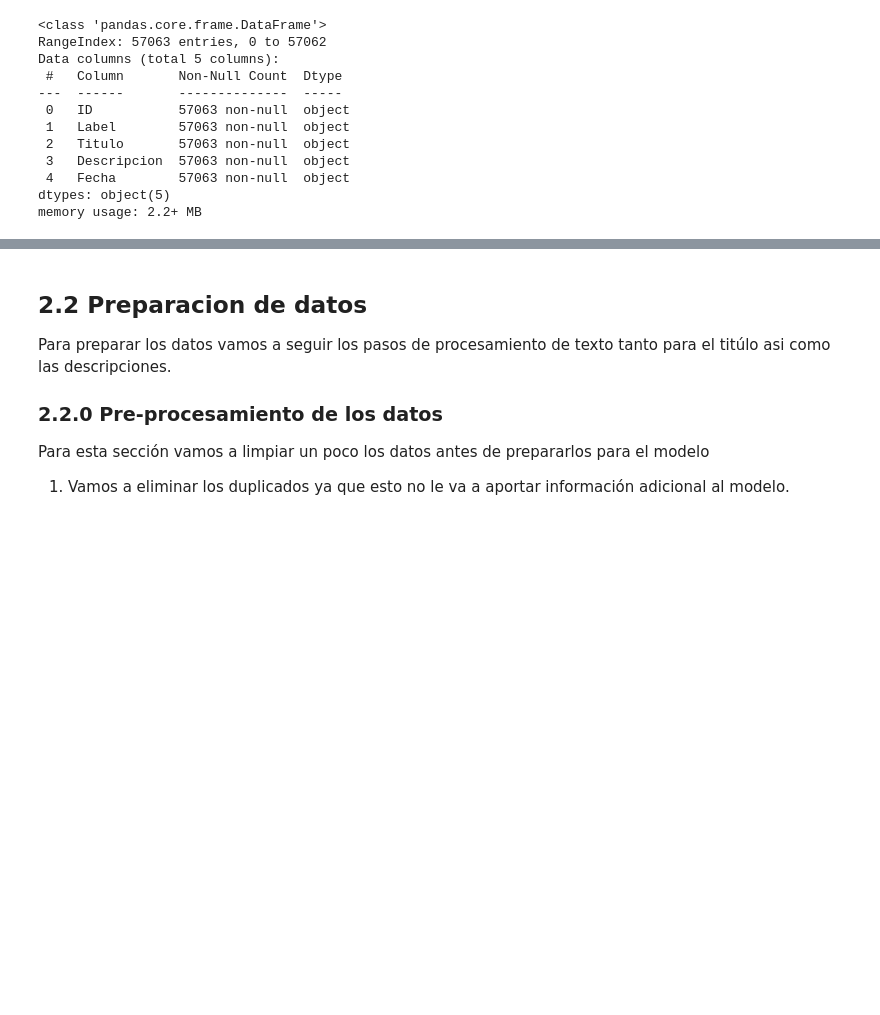
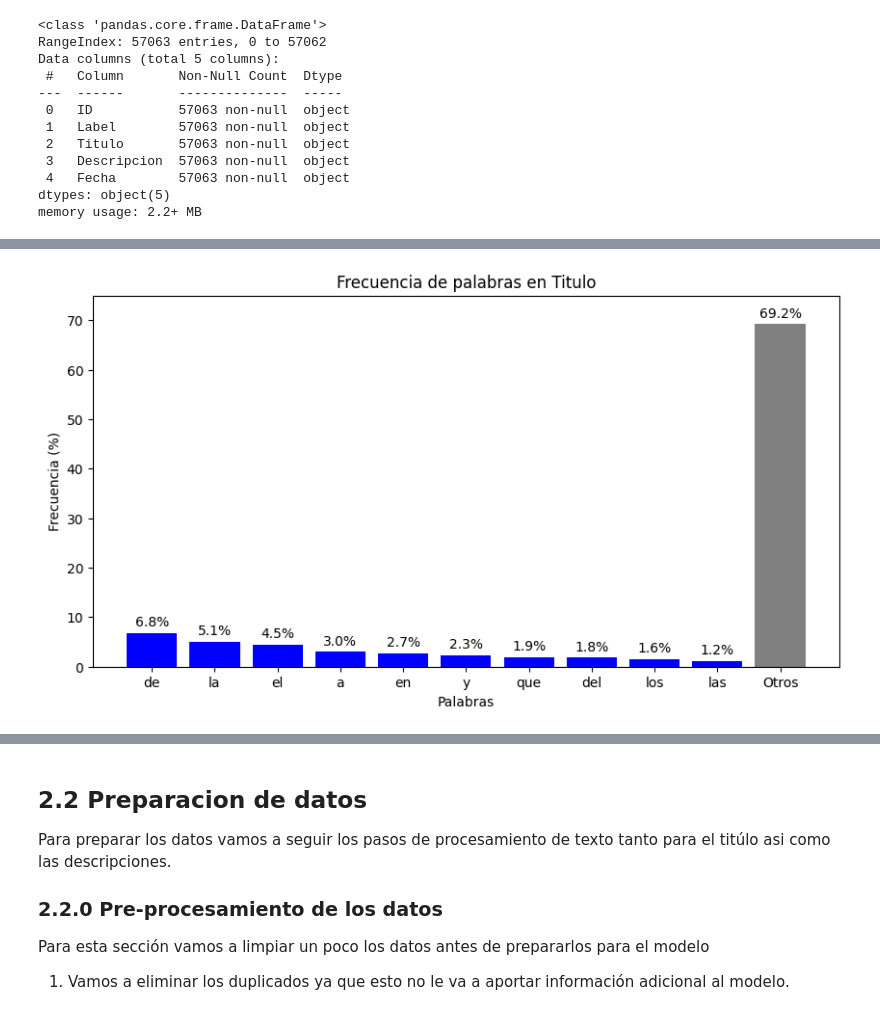
Before and after one commit to tomasSiSa18/Proyecto1BI, a Jupyter notebook: Proyecto1.ipynb, the cells around one changed output, grey strips where cells are left out. Cells and saved outputs as stored; diff of their text form; code cells hidden in the pictures; blank space fills up the shorter version.

```diff
--- a/Proyecto1.ipynb
+++ b/Proyecto1.ipynb
@@ -105,0 +135,17 @@ textos.head()
+# %%
+values_titulo = ["de", "la", "el", "a", "en", "y", "que", "del", "los", "las", "Otros"]
+frequencies_titulo = [6.8, 5.1, 4.5, 3.0, 2.7, 2.3, 1.9, 1.8, 1.6, 1.2, 69.2]
+
+plt.figure(figsize=(10, 5))
+bars = plt.bar(values_titulo, frequencies_titulo, color=["blue" if v != "Otros" else "gray" for v in values_titulo])
+
+plt.xlabel("Palabras")
+plt.ylabel("Frecuencia (%)")
+plt.title("Frecuencia de palabras en Titulo")
+plt.ylim(0, 75)
+
+plt.bar_label(bars, labels=[f"{freq}%" for freq in frequencies_titulo], padding=3)
+
+plt.show()
+# %% [output]
+[figure, added]
```
Also changed, not shown: parts of 12 cells of this notebook, 2 other files.
